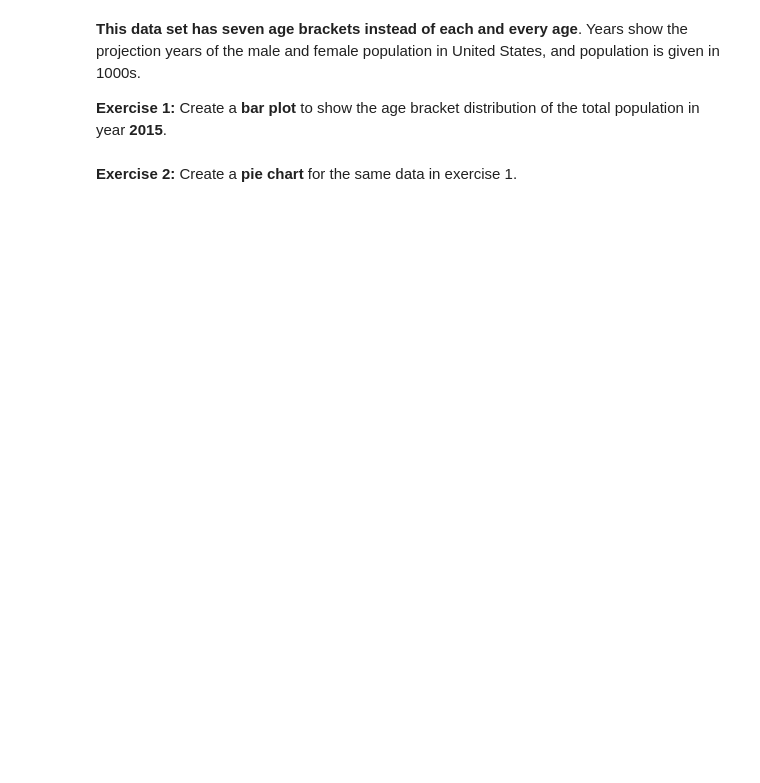
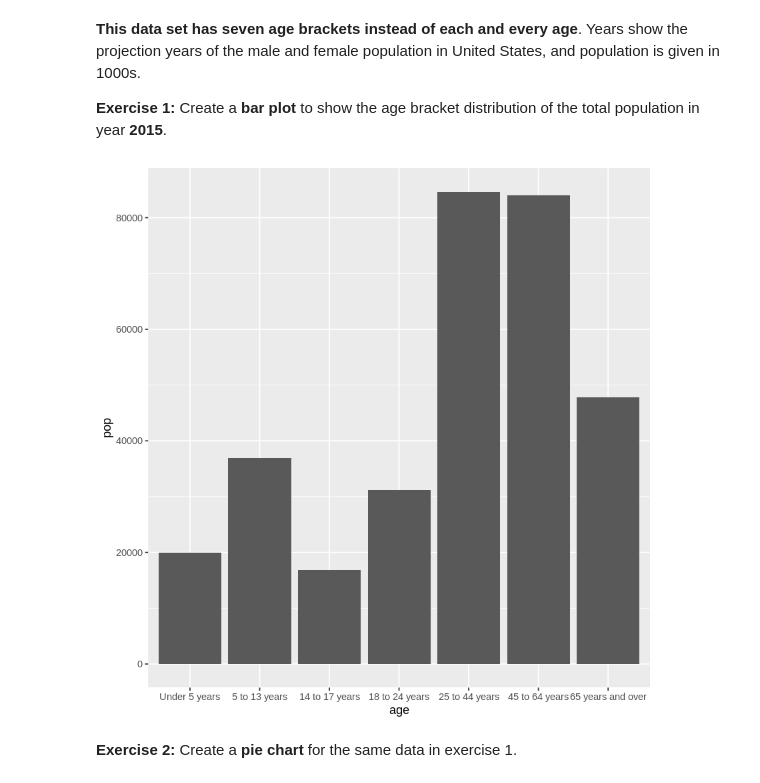
Before and after one commit to BlakeBigG/Big_Data_Visualization_MS, a Jupyter notebook: modules/module5/exercises/L5_Exercise.ipynb, the cells around one changed output. Cells and saved outputs as stored; diff of their text form; code cells hidden in the pictures; blank space fills up the shorter version.

```diff
--- a/modules/module5/exercises/L5_Exercise.ipynb
+++ b/modules/module5/exercises/L5_Exercise.ipynb
@@ -18,12 +36,14 @@ summary(pproj)
 # %%
 # Remember how to do a bar chart with actual values instead of counts. You should use "identity" statistics.
 
-ggplot(pproj, aes(<-YOUR CODE HERE->) +
-geom_bar(data = subset(<-YOUR CODE HERE->), stat="identity") +
+ggplot(pproj, aes(x=age, y=pop)) +
+geom_bar(data = subset(pproj, year==2015), stat="identity") +
 
 # this is to order the x axis
 scale_x_discrete(limits = c("Under 5 years","5 to 13 years","14 to 17 years","18 to 24 years","25 to 44 years",
                             "45 to 64 years","65 years and over"))
+# %% [output]
+[figure, added]
 # %% [markdown]
 **Exercise 2:** Create a **pie chart** for the same data in exercise 1.
 # %%
```
Also changed, not shown: parts of 15 cells of this notebook, 2 other files.
